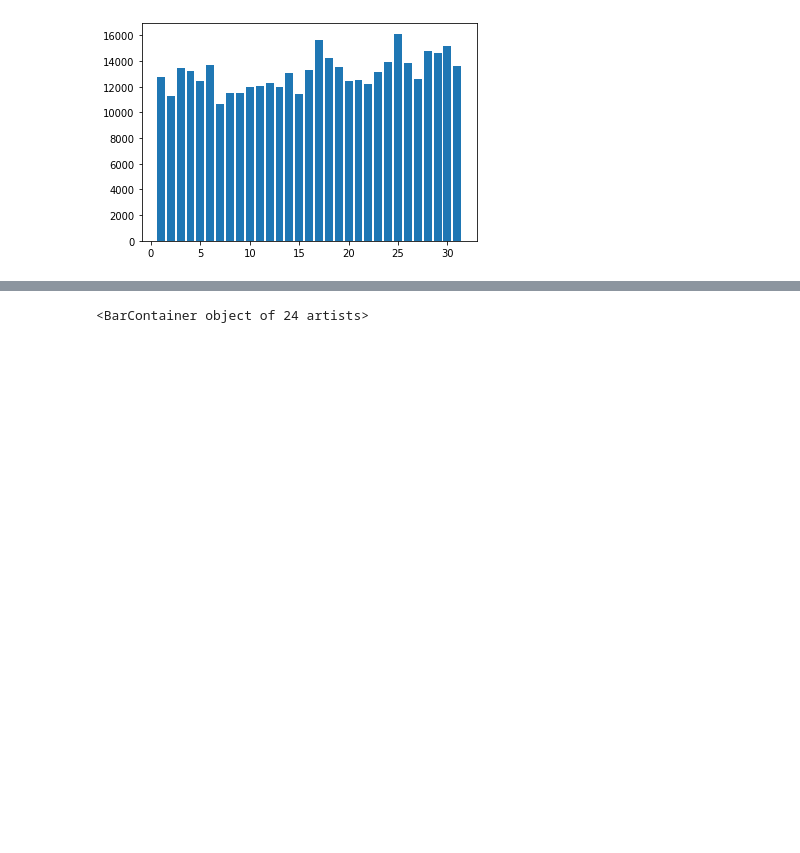
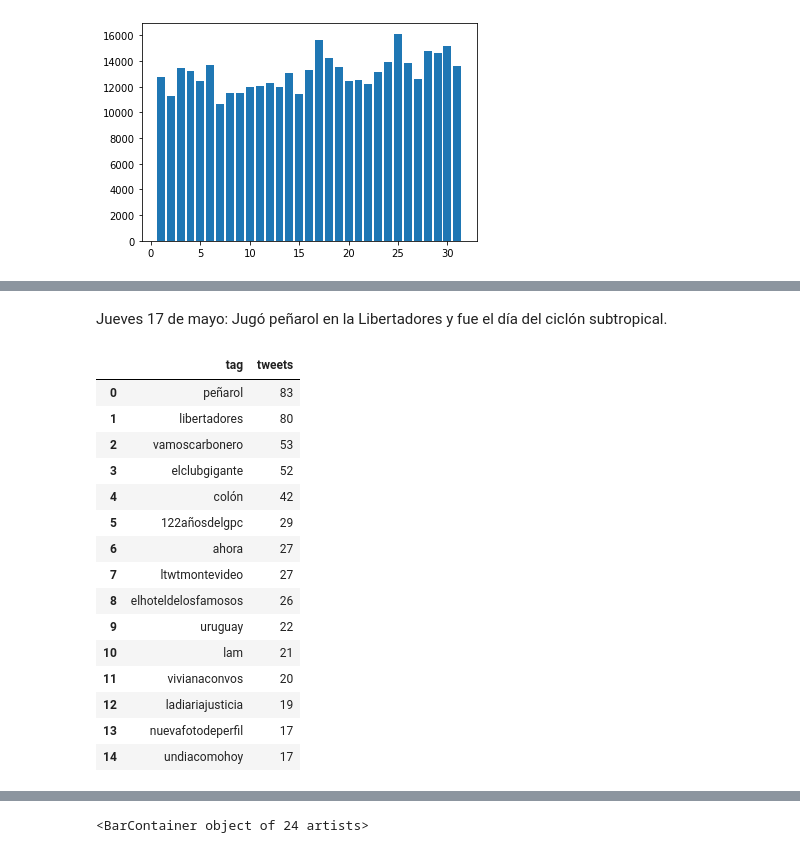
Before and after one commit to rodrigallardo/twitter-uy, a Jupyter notebook: consultas.ipynb, the cells around one changed output, grey strips where cells are left out. Cells and saved outputs as stored; diff of their text form; code cells hidden in the pictures; blank space fills up the shorter version.

```diff
--- a/consultas.ipynb
+++ b/consultas.ipynb
@@ -187,3 +187,16 @@ plt.bar(x=result_cons.day, height=result_cons.total_tweets)
 # %% [output]
 <BarContainer object of 31 artists>
 [figure]
+# %%
+# 17 de mayo
+consulta = (
+    "match (t:Tweet) -[*1..2]-> (h:Hashtag) "
+    "where (datetime(t.created_at) -duration({hours: 3})).day = 17 "
+    "with h, count(t) as tweets "
+    "return h.tag as tag, tweets "
+    "order by tweets desc "
+    "limit 10"
+)
+
+result_cons=graph.run(consulta).to_data_frame()
+result_cons
@@ -189,0 +215,32 @@ plt.bar(x=result_cons.day, height=result_cons.total_tweets)
+# %% [markdown]
+Jueves 17 de mayo: Jugó peñarol en la Libertadores y fue el día del ciclón subtropical.
+# %%
+# 25 de mayo
+consulta = (
+    "match (t:Tweet) -[*1..2]-> (h:Hashtag) "
+    "where (datetime(t.created_at) -duration({hours: 3})).day = 25 "
+    "with h, count(t) as tweets "
+    "return h.tag as tag, tweets "
+    "order by tweets desc "
+    "limit 15"
+)
+
+result_cons=graph.run(consulta).to_data_frame()
+result_cons
+# %% [output]
+|  | tag | tweets |
+| 0 | peñarol | 83 |
+| 1 | libertadores | 80 |
+| 2 | vamoscarbonero | 53 |
+| 3 | elclubgigante | 52 |
+| 4 | colón | 42 |
+| 5 | 122añosdelgpc | 29 |
+| 6 | ahora | 27 |
+| 7 | ltwtmontevideo | 27 |
+| 8 | elhoteldelosfamosos | 26 |
+| 9 | uruguay | 22 |
+| 10 | lam | 21 |
+| 11 | vivianaconvos | 20 |
+| 12 | ladiariajusticia | 19 |
+| 13 | nuevafotodeperfil | 17 |
+| 14 | undiacomohoy | 17 |
```
Also changed, not shown: parts of 8 cells of this notebook.
